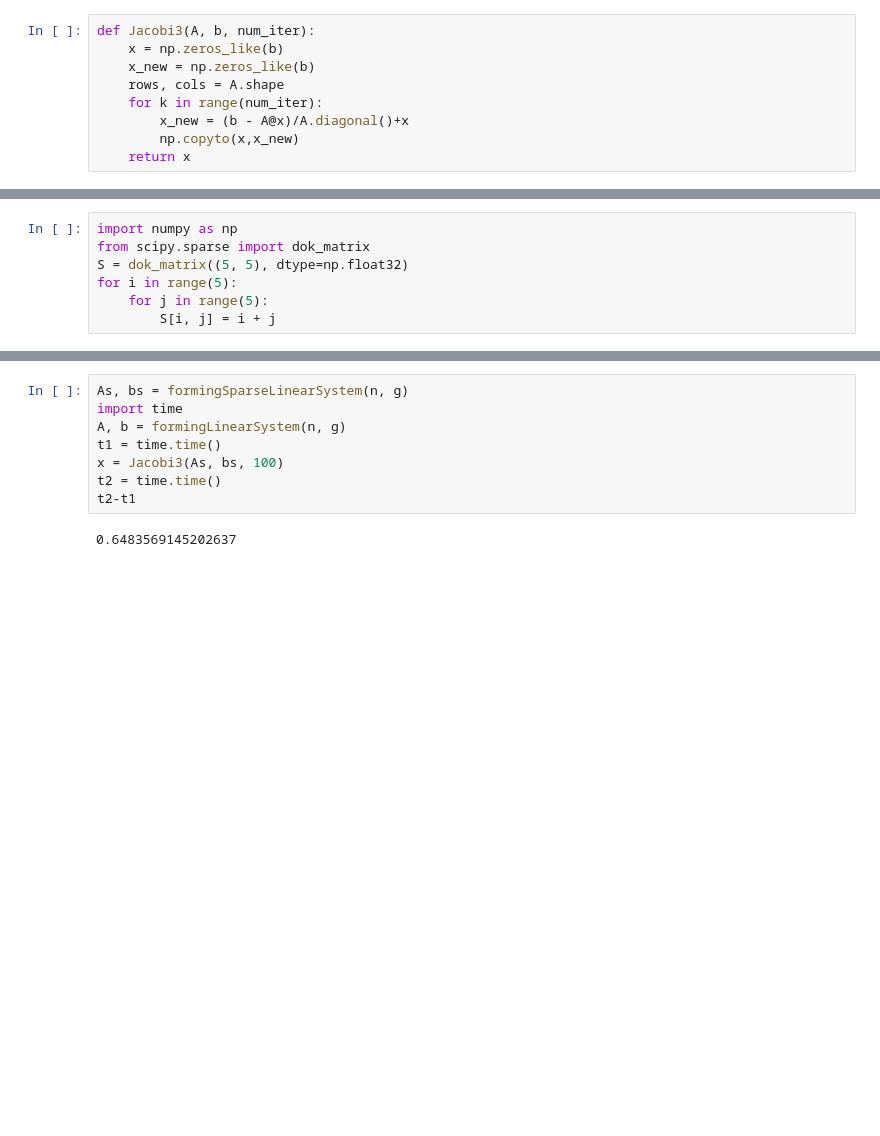
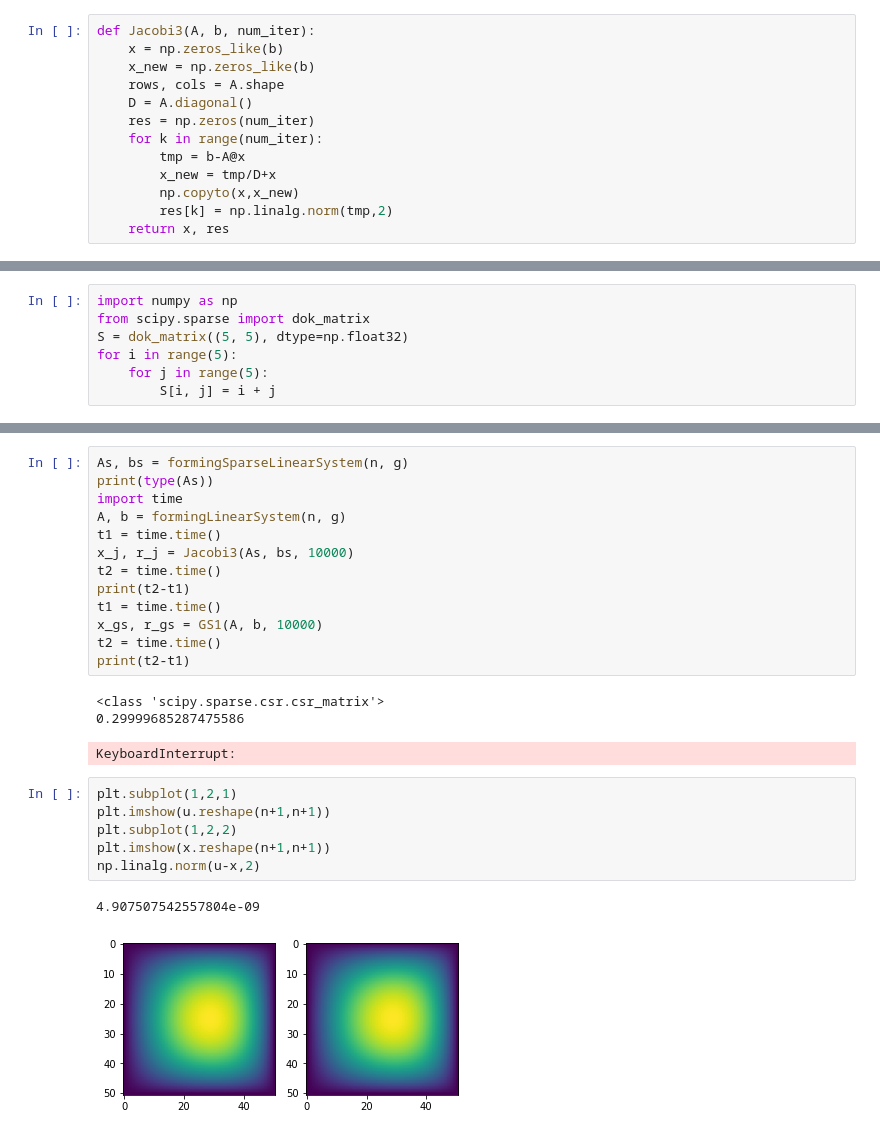
Before and after one commit to huiprobable/MATH473F22CSULB, a Jupyter notebook: Lectures/Lec07_IterativeMethod.ipynb, the cells around one changed output, grey strips where cells are left out. Cells and saved outputs as stored; diff of their text form; blank space fills up the shorter version.

```diff
--- a/Lectures/Lec07_IterativeMethod.ipynb
+++ b/Lectures/Lec07_IterativeMethod.ipynb
@@ -76,7 +76,11 @@ def Jacobi3(A, b, num_iter):
     x = np.zeros_like(b)
     x_new = np.zeros_like(b)
     rows, cols = A.shape
+    D = A.diagonal()
+    res = np.zeros(num_iter)
     for k in range(num_iter):
-        x_new = (b - A@x)/A.diagonal()+x
+        tmp = b-A@x
+        x_new = tmp/D+x
         np.copyto(x,x_new)
-    return x
+        res[k] = np.linalg.norm(tmp,2)
+    return x, res
@@ -124,11 +140,27 @@ def formingSparseLinearSystem(n, g):
     return A, b
 # %%
 As, bs = formingSparseLinearSystem(n, g)
+print(type(As))
 import time
 A, b = formingLinearSystem(n, g)
 t1 = time.time()
-x = Jacobi3(As, bs, 100)
+x_j, r_j = Jacobi3(As, bs, 10000)
 t2 = time.time()
-t2-t1
+print(t2-t1)
+t1 = time.time()
+x_gs, r_gs = GS1(A, b, 10000)
+t2 = time.time()
+print(t2-t1)
 # %% [output]
-0.6483569145202637
+<class 'scipy.sparse.csr.csr_matrix'>
+0.29999685287475586
+KeyboardInterrupt:
+# %%
+plt.subplot(1,2,1)
+plt.imshow(u.reshape(n+1,n+1))
+plt.subplot(1,2,2)
+plt.imshow(x.reshape(n+1,n+1))
+np.linalg.norm(u-x,2)
+# %% [output]
+4.907507542557804e-09
+[figure, added]
```
Also changed, not shown: parts of 6 cells of this notebook.
